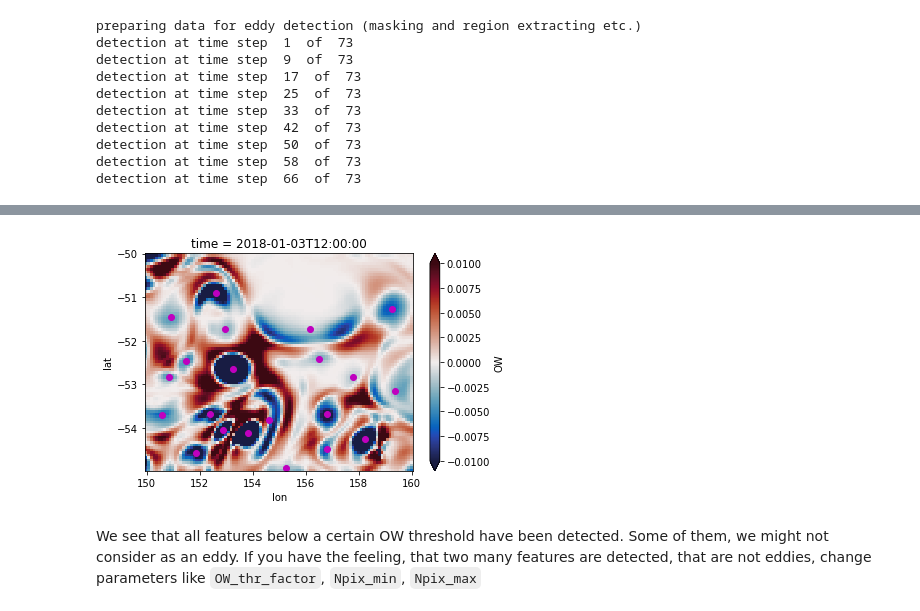
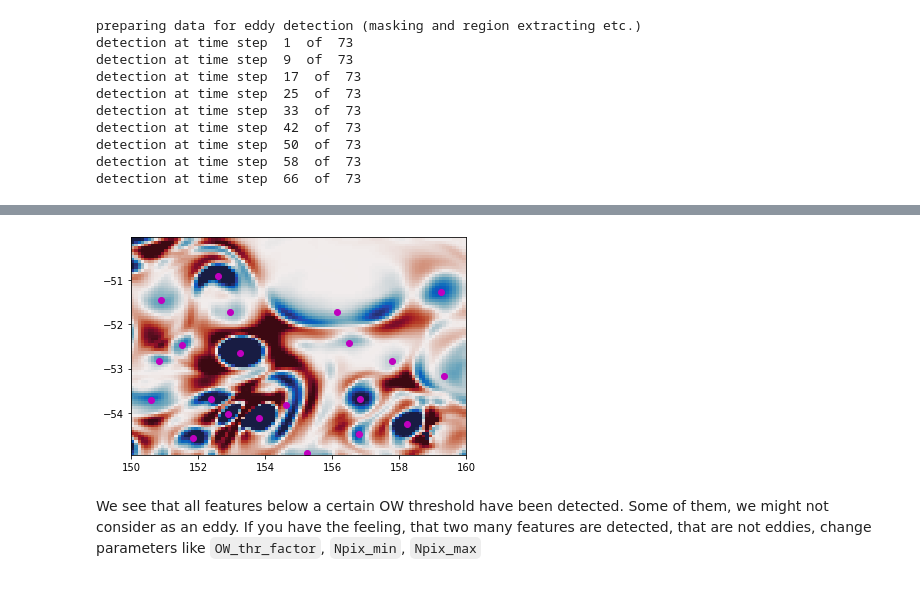
Before and after one commit to marimpacheco/notebooks, a Jupyter notebook: run_eddytools_example.ipynb, the cells around one changed output, grey strips where cells are left out. Drawn from its saved outputs; the diff is of its cells as text; code cells hidden in the pictures.

Commit message:
updated to work with longitudes that are not increasing (plotting has changed)

```diff
--- a/run_eddytools_example.ipynb
+++ b/run_eddytools_example.ipynb
@@ -251,11 +254,17 @@ eddies[0][10]
  'scale': array([[56.94669935]])}
 # %%
 # Plot a single time step to see what the detection method detected
-data_int.OW.isel(time=0).plot(vmin=-0.01, vmax=0.01, cmap=cm.balance)
+plot_lon = data_int['lon'].where(data_int['lon'].values > 0, other=data_int['lon'].values + 360)
+plt.pcolormesh(plot_lon, data_int['lat'].values, data_int.OW.isel(time=0).values, vmin=-0.01, vmax=0.01, cmap=cm.balance)
+
 for i in np.arange(0, len(eddies[0])-1):
-    plt.plot(eddies[0][i]['lon'], eddies[0][i]['lat'], marker='o', color='m')
+    if eddies[0][i]['lon'] < 0:
+        eddy_lon = eddies[0][i]['lon'] + 360
+    else:
+        eddy_lon = eddies[0][i]['lon']
+    plt.plot(eddy_lon, eddies[0][i]['lat'], marker='o', color='m')
 # %% [output]
-[figure, old version]
+[figure, new version]
 # %% [markdown]
 We see that all features below a certain OW threshold have been detected. Some of them, we might not consider as an eddy. If you have the feeling, that two many features are detected, that are not eddies, change parameters like `OW_thr_factor`, `Npix_min`, `Npix_max`
 # %%
```
Also changed, not shown: parts of 12 cells of this notebook.
